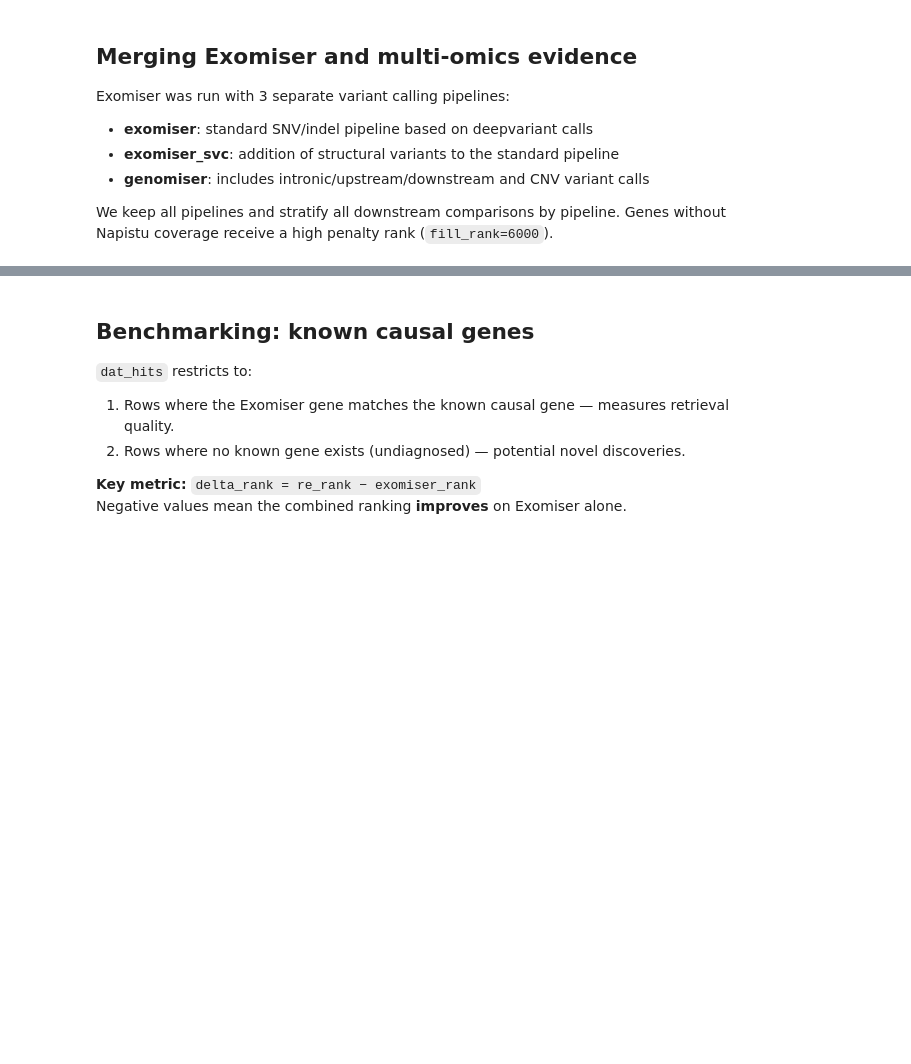
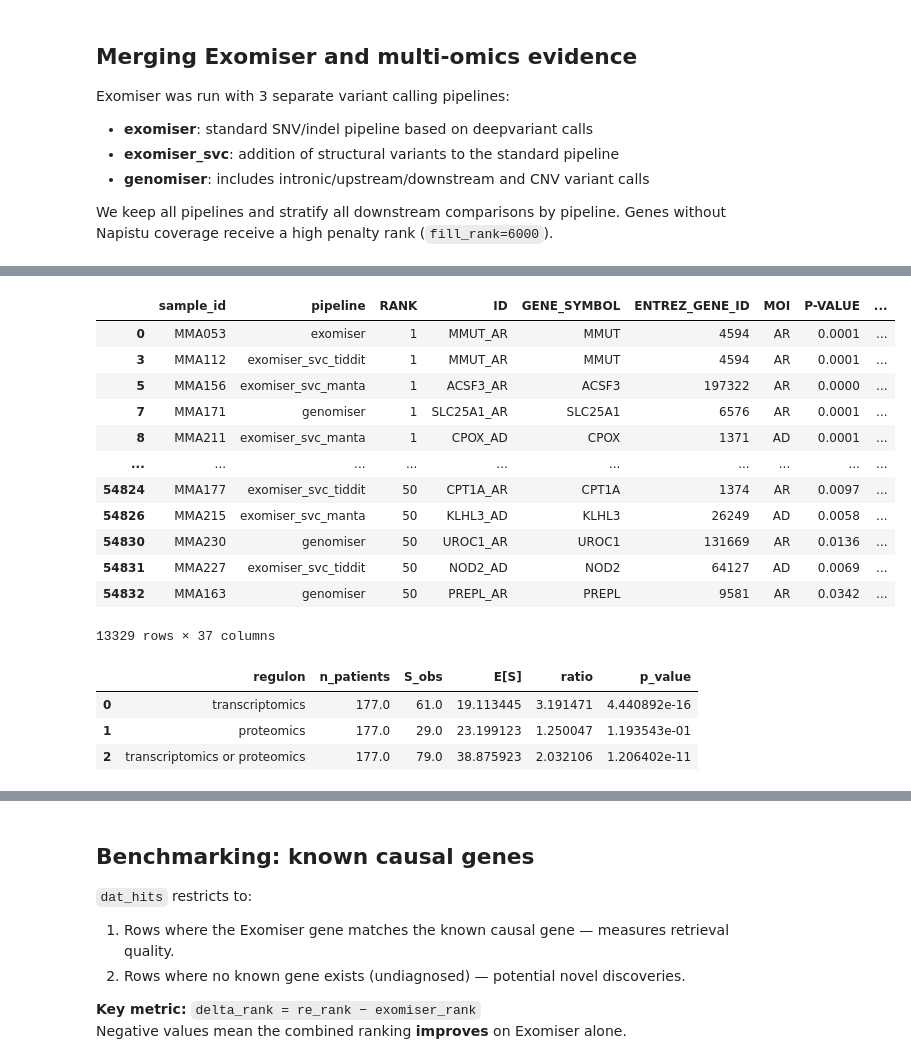
Before and after one commit to napistu/napistu-scrapyard, a Jupyter notebook: applications/forny_2023/variant_reranking.ipynb, the cells around one changed output, grey strips where cells are left out. Cells and saved outputs as stored; diff of their text form; code cells hidden in the pictures; blank space fills up the shorter version.

```diff
--- a/applications/forny_2023/variant_reranking.ipynb
+++ b/applications/forny_2023/variant_reranking.ipynb
@@ -363,0 +543,18 @@ dat_merged = rerank_variants(dat_merged)
+# %%
+dat_hits = dat_merged.query(f'{V.exomiser_gene_symbol} == {V.known_gene} | {V.known_gene}.isna()')
+
+dat_hits
+# %% [output]
+|  | sample_id | pipeline | RANK | ID | GENE_SYMBOL | ENTREZ_GENE_ID | MOI | P-VALUE | ... |
+| 0 | MMA053 | exomiser | 1 | MMUT_AR | MMUT | 4594 | AR | 0.0001 | ... |
+| 3 | MMA112 | exomiser_svc_tiddit | 1 | MMUT_AR | MMUT | 4594 | AR | 0.0001 | ... |
+| 5 | MMA156 | exomiser_svc_manta | 1 | ACSF3_AR | ACSF3 | 197322 | AR | 0.0000 | ... |
+| 7 | MMA171 | genomiser | 1 | SLC25A1_AR | SLC25A1 | 6576 | AR | 0.0001 | ... |
+| 8 | MMA211 | exomiser_svc_manta | 1 | CPOX_AD | CPOX | 1371 | AD | 0.0001 | ... |
+| ... | ... | ... | ... | ... | ... | ... | ... | ... | ... |
+| 54824 | MMA177 | exomiser_svc_tiddit | 50 | CPT1A_AR | CPT1A | 1374 | AR | 0.0097 | ... |
+| 54826 | MMA215 | exomiser_svc_manta | 50 | KLHL3_AD | KLHL3 | 26249 | AD | 0.0058 | ... |
+| 54830 | MMA230 | genomiser | 50 | UROC1_AR | UROC1 | 131669 | AR | 0.0136 | ... |
+| 54831 | MMA227 | exomiser_svc_tiddit | 50 | NOD2_AD | NOD2 | 64127 | AD | 0.0069 | ... |
+| 54832 | MMA163 | genomiser | 50 | PREPL_AR | PREPL | 9581 | AR | 0.0342 | ... |
+13329 rows × 37 columns
@@ -363,0 +610,32 @@ dat_merged = rerank_variants(dat_merged)
+# %%
+from scipy.stats import poisson_binom
+
+N = params.n_vertices_w_possible_scores
+
+def poisson_binomial_test(df):
+    p = df["K"].to_numpy() / N
+    s_obs = int(df["X"].sum())
+    k = len(df)
+    expected = p.sum()
+    pb = poisson_binom(p)
+    p_value = pb.sf(s_obs - 1)  # P(S >= s_obs)
+    return pd.Series({
+        "n_patients": k,
+        "S_obs": s_obs,
+        "E[S]": expected,
+        "ratio": s_obs / expected if expected > 0 else np.nan,
+        "p_value": p_value,
+    })
+
+dat_regulon_test = (
+    dat_regulon_membership
+    .groupby("regulon", sort=False)
+    .apply(poisson_binomial_test)
+    .reset_index()
+)
+dat_regulon_test
+# %% [output]
+|  | regulon | n_patients | S_obs | E[S] | ratio | p_value |
+| 0 | transcriptomics | 177.0 | 61.0 | 19.113445 | 3.191471 | 4.440892e-16 |
+| 1 | proteomics | 177.0 | 29.0 | 23.199123 | 1.250047 | 1.193543e-01 |
+| 2 | transcriptomics or proteomics | 177.0 | 79.0 | 38.875923 | 2.032106 | 1.206402e-11 |
```
Also changed, not shown: parts of 48 cells of this notebook, 1 other file.
